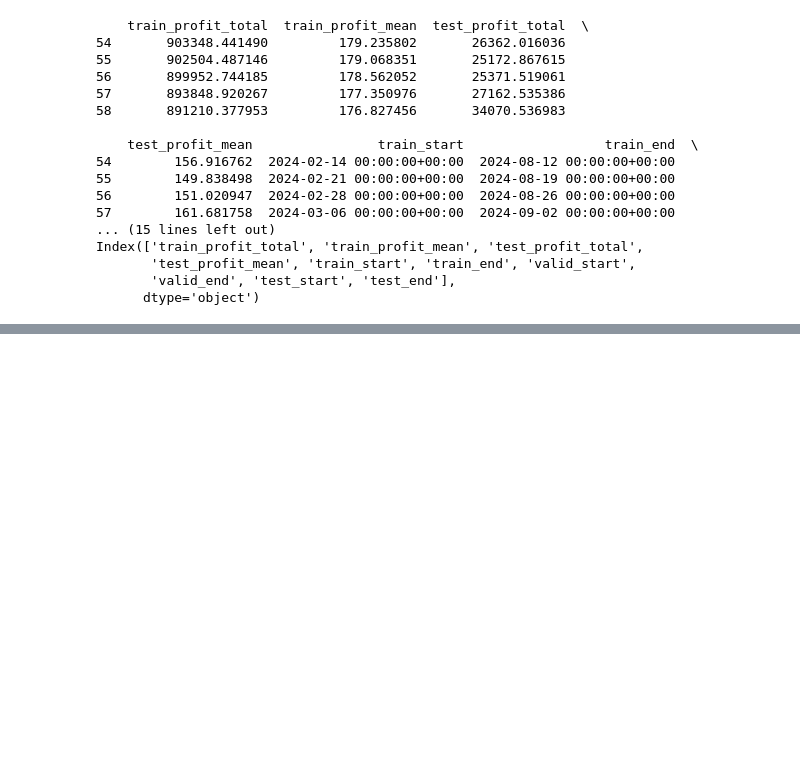
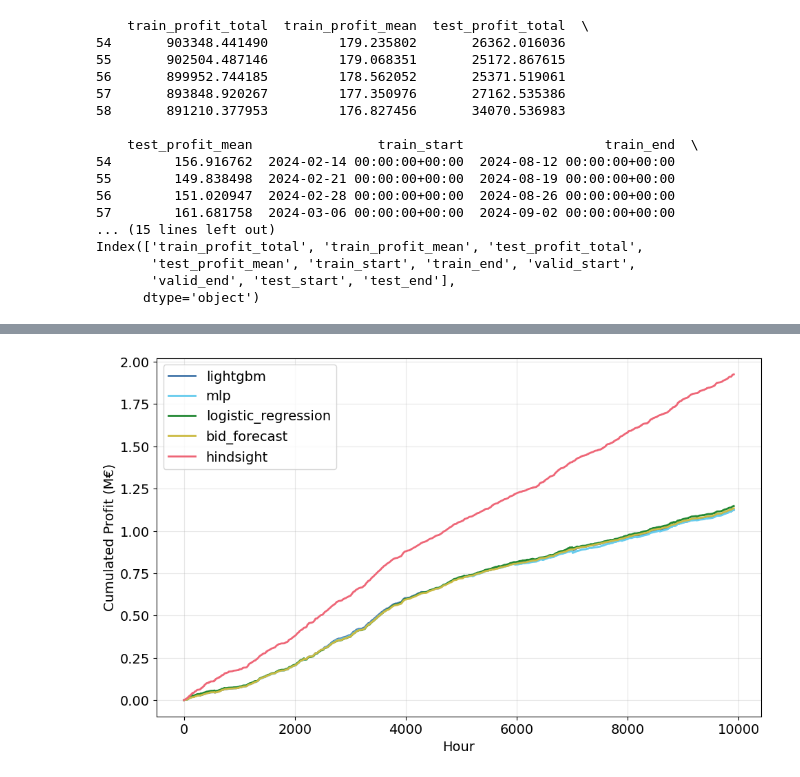
Before and after one commit to yahei-DTU/day_ahead_v2, a Jupyter notebook: notebooks/profit_plots.ipynb, the cells around one changed output, grey strips where cells are left out. Cells and saved outputs as stored; diff of their text form; code cells hidden in the pictures; blank space fills up the shorter version.

```diff
--- a/notebooks/profit_plots.ipynb
+++ b/notebooks/profit_plots.ipynb
@@ -53,0 +99,14 @@ plt.show()
+# %%
+plt.figure()
+
+for i, m in enumerate(model):
+    plt.plot(data[m]["profit"].cumsum() / 1e6, label=m, linewidth=2, color=list_colors[i])
+
+plt.xlabel("Hour")
+plt.ylabel("Cumulated Profit (M€)")
+plt.legend()
+plt.grid(True, alpha=0.3)
+plt.tight_layout()
+plt.show()
+# %% [output]
+[figure, added]
```
Also changed, not shown: parts of 4 cells of this notebook, 23 other files.
